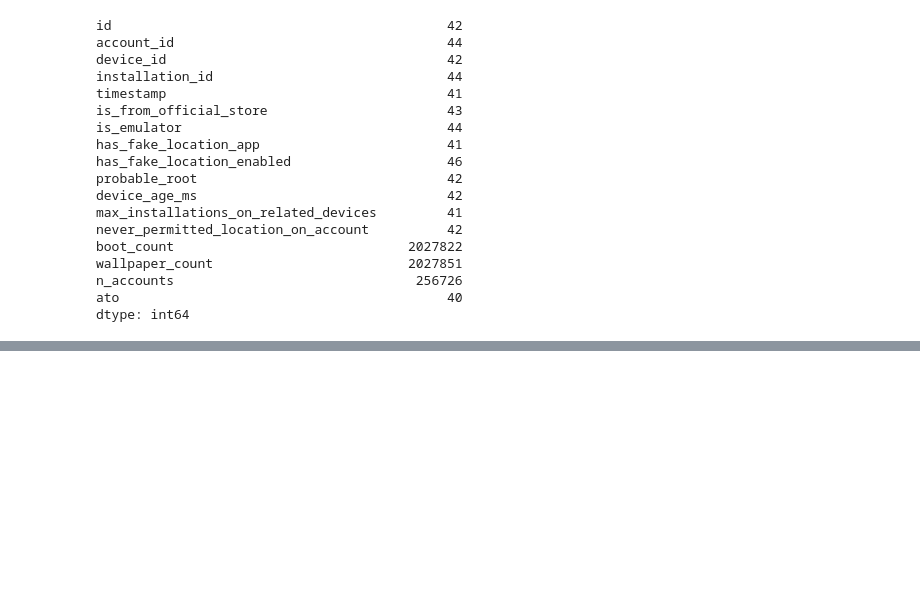
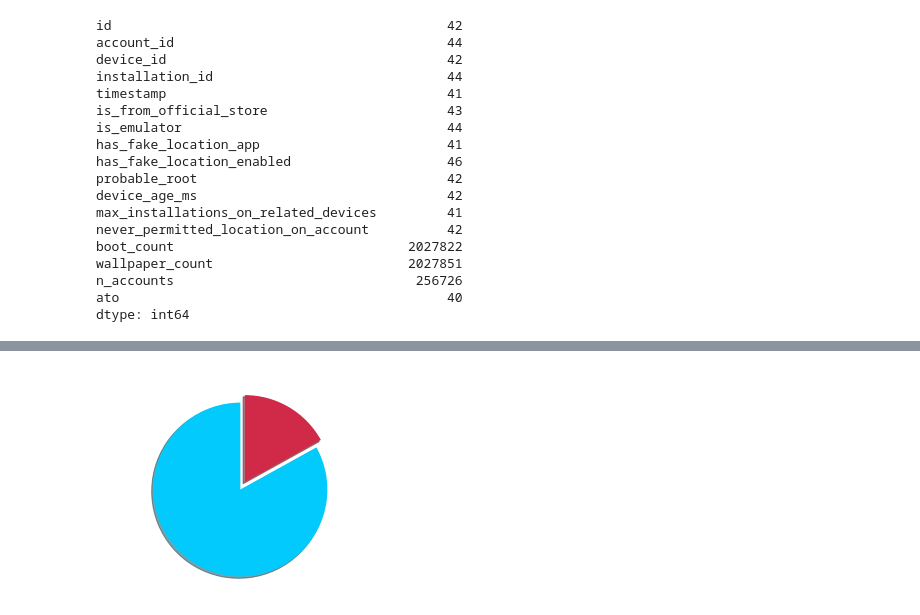
Before and after one commit to pedrosena138/projeto-if997, a Jupyter notebook: Projeto.ipynb, the cells around one changed output, grey strips where cells are left out. Drawn from its saved outputs; the diff is of its cells as text; code cells hidden in the pictures; blank space fills up the shorter version.

```diff
--- a/Projeto.ipynb
+++ b/Projeto.ipynb
@@ -317,0 +332,19 @@ new_dataframe.head(30)
+# %%
+def adicionaColunaAtoComAcessoEmVariosDispositivos(df):
+    colunas = df.columns
+    dados = df.to_numpy()
+    colunaAtoAcessos = np.ones(len(df), dtype=bool)
+    cont = 0
+
+    for linha in dados:
+        root = linha[9]
+        ato = linha[16]
+        if root and ato:
+            colunaAtoAcessos[cont] = True
+        else:
+            colunaAtoAcessos[cont] = False
+        cont+=1
+
+    df = pd.DataFrame(dados, columns=colunas)
+    df["has_ato_and_access_on_different_devices"] = colunaAtoAcessos
+    return df
@@ -317,0 +412,11 @@ new_dataframe.head(30)
+# %%
+#Gráfico de idades de dispositivos
+colunasIdadesValores = new_dataframe['device_age_ms'].apply(transformaParaAno)
+valoresIdades = [pegarQuantidadeOcorrencias(colunasIdadesValores, 1), pegarQuantidadeOcorrencias(colunasIdadesValores, 2)]
+colunasIdades = ['Menos de 1 ano', 'Mais de 1 ano']
+cores = ["#03cafc", "#d12a48"]
+
+plotlib.pie(valoresIdades, labels=colunasIdades, colors=cores, shadow=True, startangle=90, explode=[0.1,0])
+plotlib.show()
+# %% [output]
+[figure, added]
```
Also changed, not shown: parts of 19 cells of this notebook.
